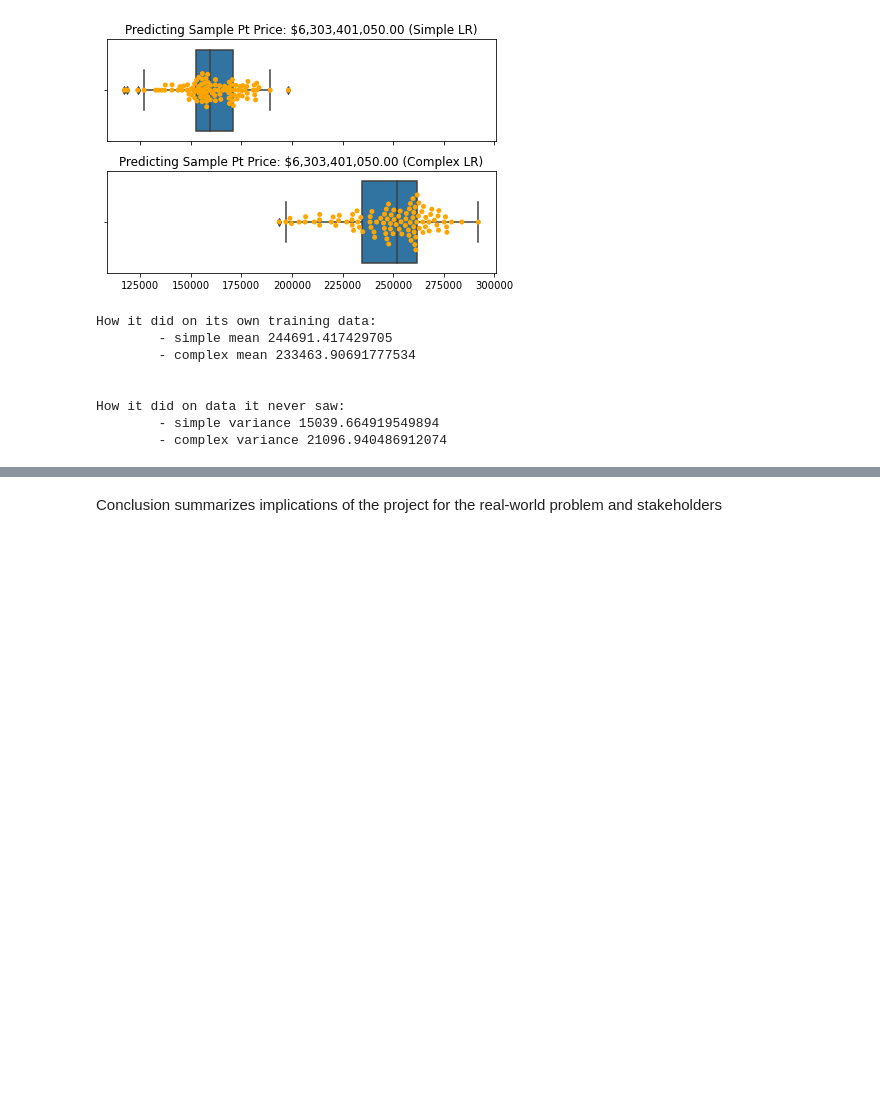
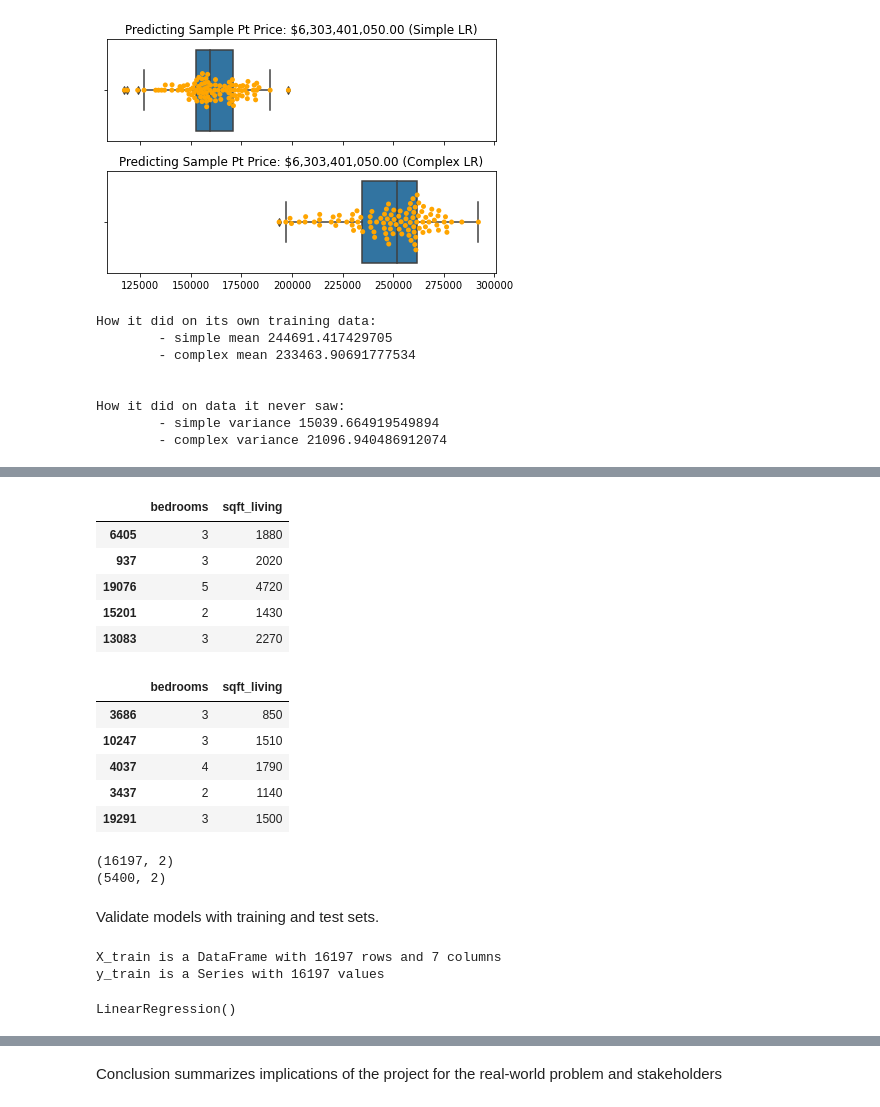
Before and after one commit to sumed-h/Group-3, a Jupyter notebook: Daniel Arthur's Notebook.ipynb, the cells around one changed output, grey strips where cells are left out. Cells and saved outputs as stored; diff of their text form; code cells hidden in the pictures; blank space fills up the shorter version.

```diff
--- a/Daniel Arthur's Notebook.ipynb
+++ b/Daniel Arthur's Notebook.ipynb
@@ -410,3 +452,12 @@ How it did on its own training data:
 How it did on data it never saw:
         - simple variance 15039.664919549894
         - complex variance 21096.940486912074
+# %%
+df= pd.read_csv('data/kc_house_data.csv')
+# %%
+relevant_columns =['id', 'price', 'bedrooms', 'bathrooms', 'sqft_living',
+       'sqft_lot', 'floors', 'yr_built']
+#relevant_columns_water = ['id', 'grade', 'price', 'bedrooms', 'bathrooms', 'sqft_living','sqft_lot', 'floors', 'waterfront','yr_built']
+df = df[relevant_columns]
+#df = df[relevant_columns_water]
+df.head()
@@ -412,0 +471,33 @@ How it did on data it never saw:
+# %%
+y = df.price
+X = df[['bedrooms', 'sqft_living']]
+
+X_train, X_test, y_train, y_test = train_test_split(X,
+                                                    y,
+                                                    test_size=None,
+                                                    random_state=42
+)
+# %%
+display(X_train.head())
+display(X_test.head())
+# %% [output]
+|  | bedrooms | sqft_living |
+| 6405 | 3 | 1880 |
+| 937 | 3 | 2020 |
+| 19076 | 5 | 4720 |
+| 15201 | 2 | 1430 |
+| 13083 | 3 | 2270 |
+|  | bedrooms | sqft_living |
+| 3686 | 3 | 850 |
+| 10247 | 3 | 1510 |
+| 4037 | 4 | 1790 |
+| 3437 | 2 | 1140 |
+| 19291 | 3 | 1500 |
+# %%
+print(X_train.shape)
+print(X_test.shape)
+# %% [output]
+(16197, 2)
+(5400, 2)
+# %% [markdown]
+Validate models with training and test sets.
@@ -412,0 +506,10 @@ How it did on data it never saw:
+# %%
+print(f"X_train is a DataFrame with {X_train.shape[0]} rows and {X_train.shape[1]} columns")
+print(f"y_train is a Series with {y_train.shape[0]} values")
+# %% [output]
+X_train is a DataFrame with 16197 rows and 7 columns
+y_train is a Series with 16197 values
+# %%
+lr.fit(X_train, y_train)
+# %% [output]
+LinearRegression()
```
Also changed, not shown: parts of 29 cells of this notebook.
